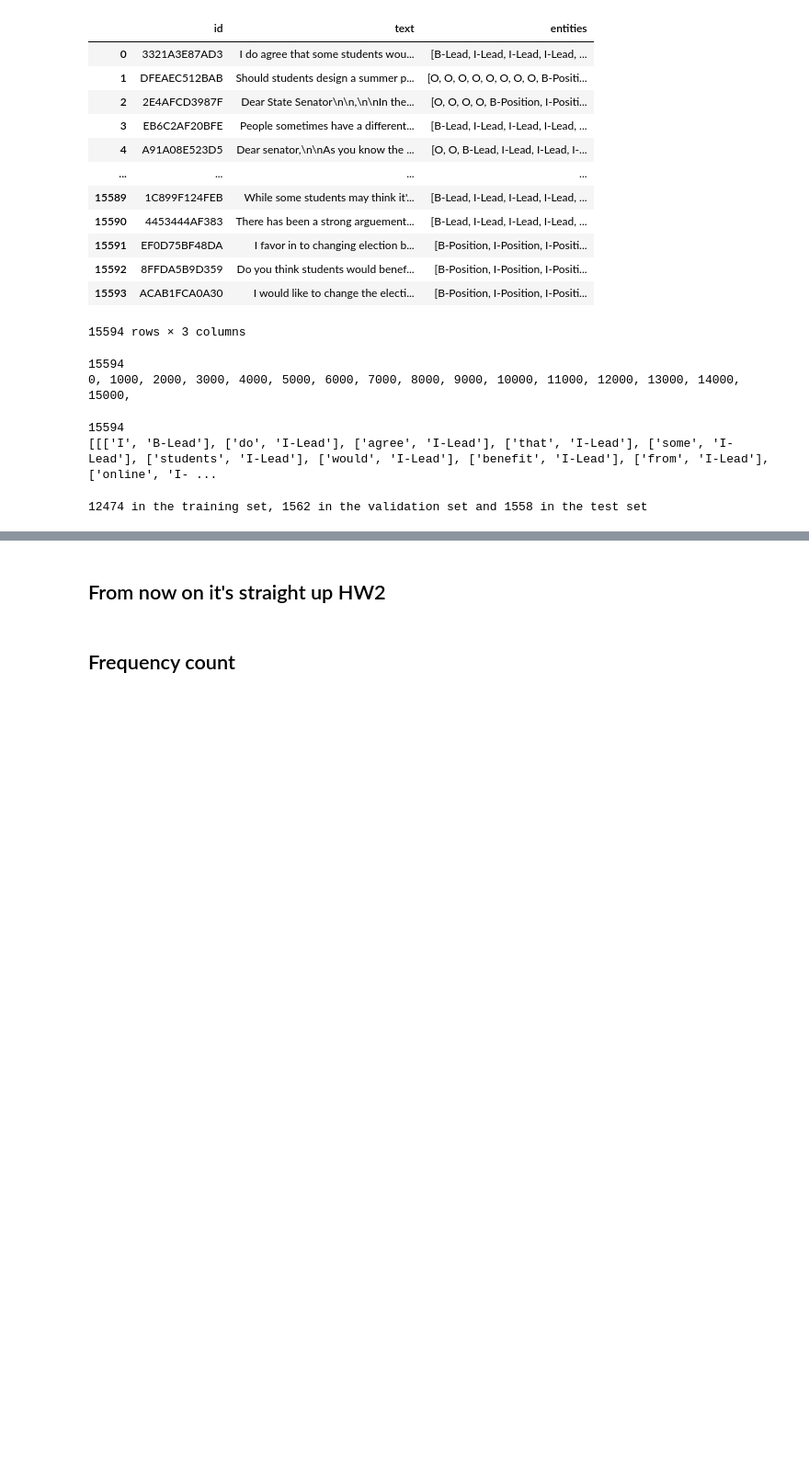
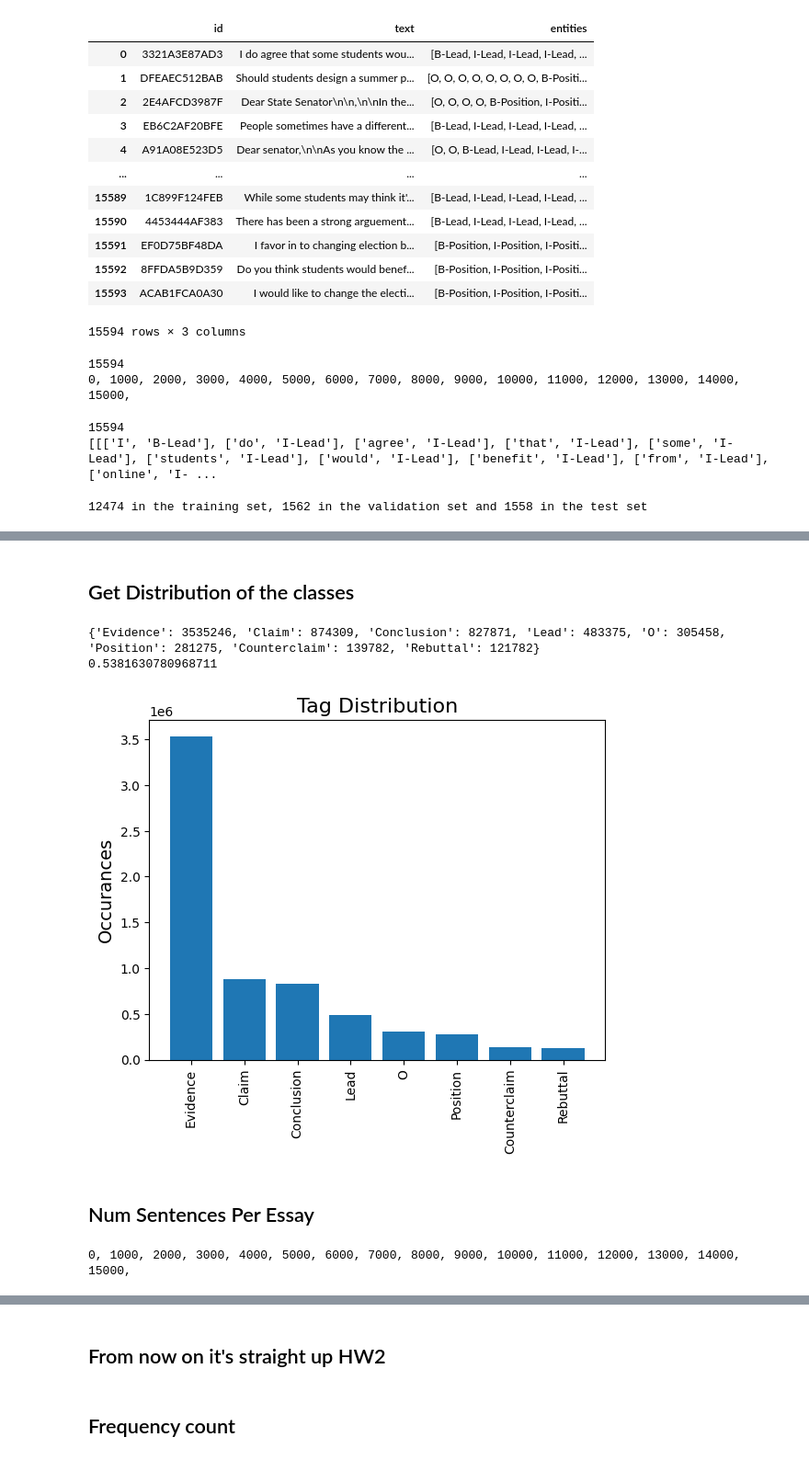
Before and after one commit to schefferac2020/EssayClaimIden, a Jupyter notebook: HMMBenchmark.ipynb, the cells around one changed output, grey strips where cells are left out. Shown at 92% size. Saved outputs shown, nothing was run; the diff lists cells and outputs as text; code cells hidden in the pictures; blank space fills up the shorter version.

```diff
--- a/HMMBenchmark.ipynb
+++ b/HMMBenchmark.ipynb
@@ -79,0 +92,73 @@ print(len(train), "in the training set,", len(val), "in the validation set and",
+# %% [markdown]
+## Get Distribution of the classes
+# %%
+from collections import defaultdict
+
+tag_distribution = defaultdict(int)
+
+for index, row in train_text_df.iterrows():
+    for tag in row['entities']:
+        if (tag != 'O'):
+            tag = tag[2:]
+
+        if (tag == 'Concluding Statement'):
+            tag = "Conclusion"
+        tag_distribution[tag] += 1
+
+tag_distribution = dict(sorted(tag_distribution.items(), key=lambda x: x[1], reverse=True))
+
+
+#Plot
+labels = list(tag_distribution.keys())
+values = list(tag_distribution.values())
+
+plt.ylabel('Occurances', size=14)
+plt.title('Tag Distribution', size=16)
+
+# Create bar chart
+plt.bar(labels, values)
+plt.xticks(rotation=90)
+print(tag_distribution)
+summatuion = np.array(list(tag_distribution.values())).sum()
+print(3535246 / summatuion)
+# %% [output]
+{'Evidence': 3535246, 'Claim': 874309, 'Conclusion': 827871, 'Lead': 483375, 'O': 305458, 'Position': 281275, 'Counterclaim': 139782, 'Rebuttal': 121782}
+0.5381630780968711
+[figure, added]
+# %% [markdown]
+## Num Sentences Per Essay
+# %%
+def preprocess_essay(essay):
+    out = ""
+    sentences = sent_tokenize(essay)
+    for sentence in sentences:
+        for word in word_tokenize(sentence):
+            word = word.lower()
+            out += word + " "
+        #out = out[:-1]
+        out += "\n"
+    return out
+
+
+readability_scores = []
+num_sentences = []
+words_per_sentence = []
+
+for index, row in train_text_df.iterrows():
+    if (index % 1000 == 0):
+        print(index, end=", ")
+    text = preprocess_essay(row['text'])
+    results = readability.getmeasures(text, lang='en')
+
+
+    if results['readability grades']['FleschReadingEase'] < 0:
+        continue
+    else:
+        readability_scores.append(results['readability grades']['FleschReadingEase'])
+
+    num_sentences.append(results['sentence info']['sentences'])
+    words_per_sentence.append(results['sentence info']['words_per_sentence'])
+
+avg_readability = np.array(readability_scores).mean()
+# %% [output]
+0, 1000, 2000, 3000, 4000, 5000, 6000, 7000, 8000, 9000, 10000, 11000, 12000, 13000, 14000, 15000,
```
Also changed, not shown: parts of 16 cells of this notebook, 4 other files.
